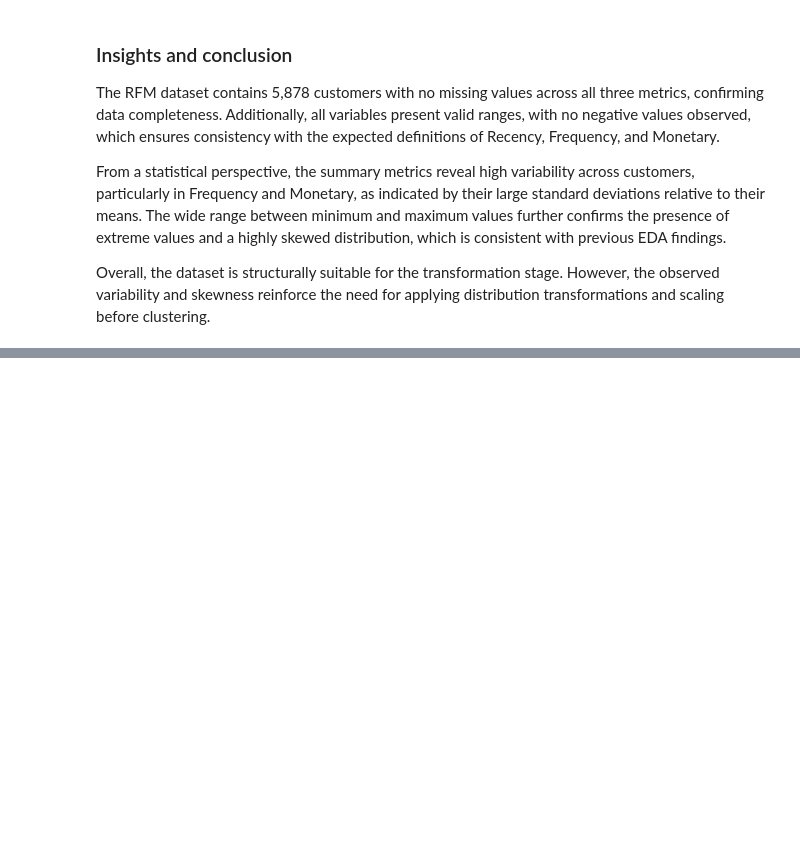
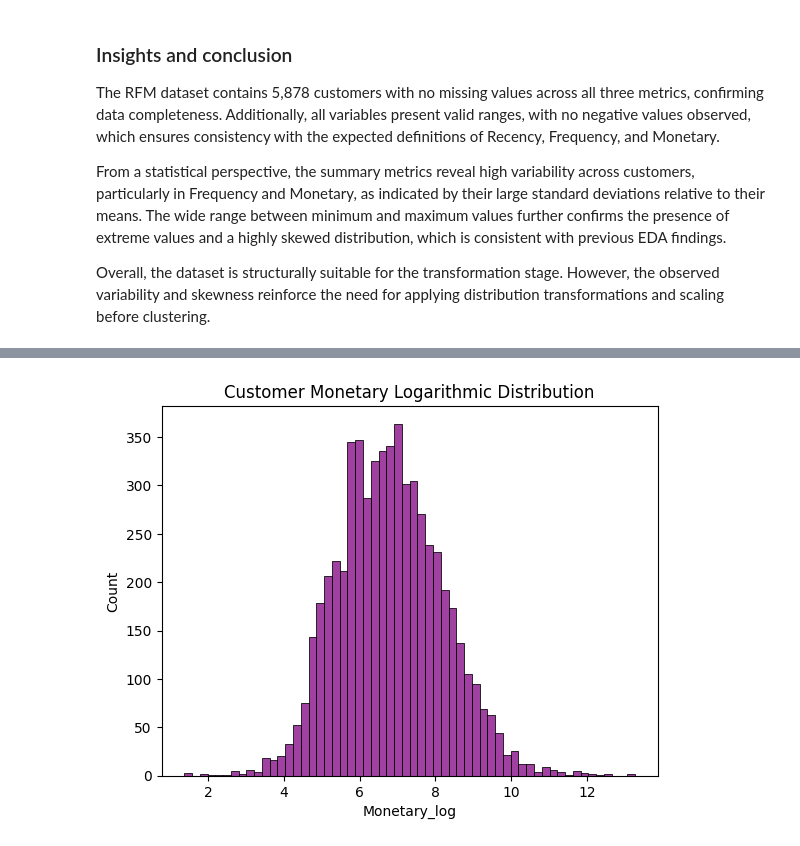
Before and after one commit to AmaKings9/online-retail-customer-analysis, a Jupyter notebook: notebooks/04_rfm_analysis.ipynb, the cells around one changed output, grey strips where cells are left out. Cells and saved outputs as stored; diff of their text form; code cells hidden in the pictures; blank space fills up the shorter version.

```diff
--- a/notebooks/04_rfm_analysis.ipynb
+++ b/notebooks/04_rfm_analysis.ipynb
@@ -49,0 +97,6 @@ Overall, the dataset is structurally suitable for the transformation stage. Howe
+# %%
+sns.histplot(x=df_rfm['Monetary_log'], color="purple")
+plt.title("Customer Monetary Logarithmic Distribution")
+plt.show()
+# %% [output]
+[figure, added]
```
Also changed, not shown: parts of 15 cells of this notebook.
